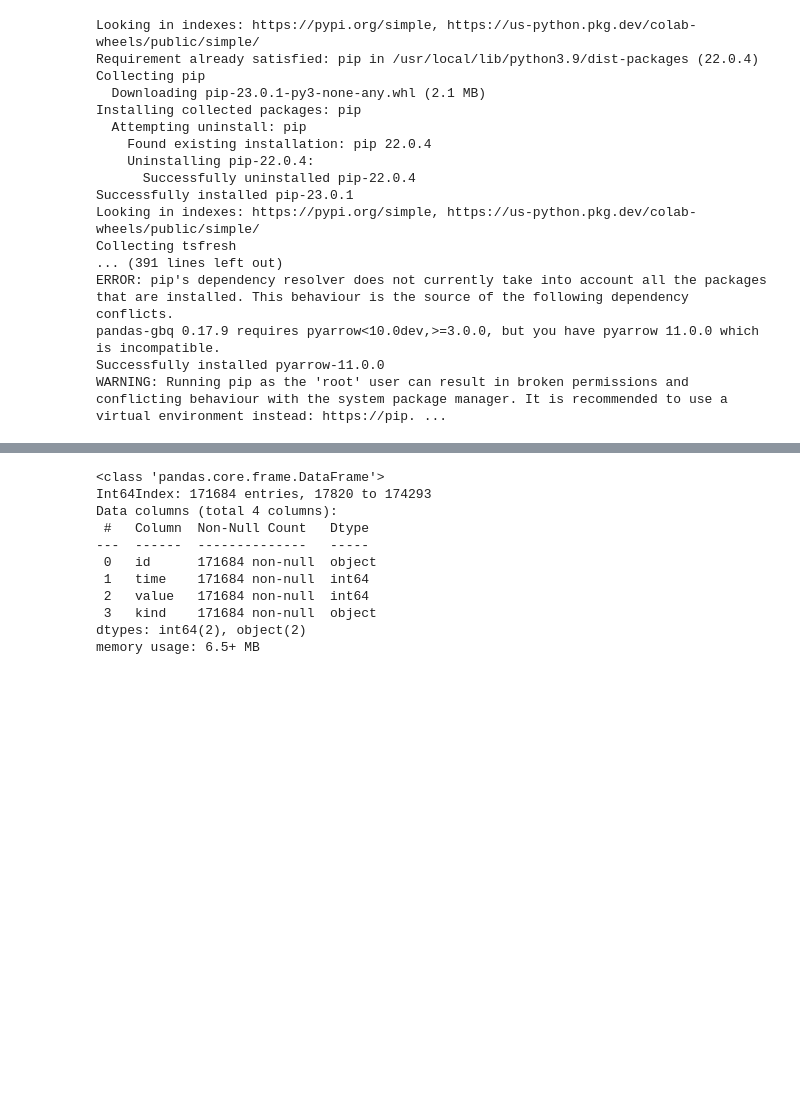
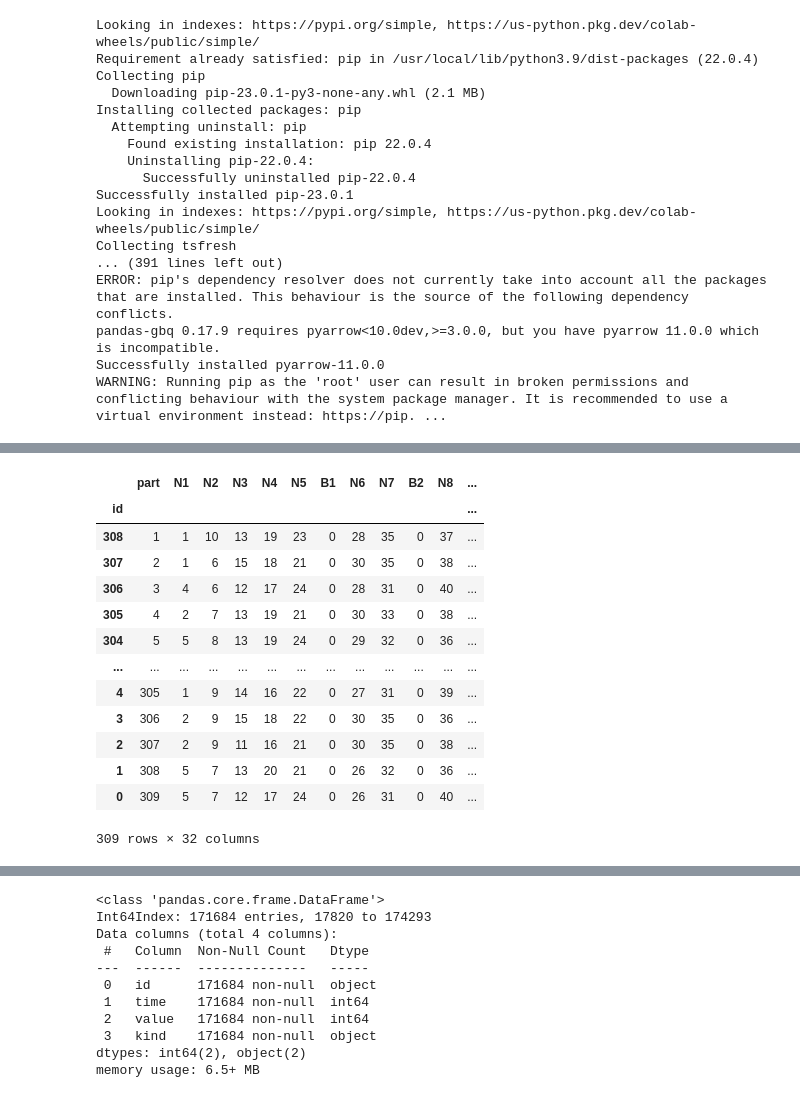
Before and after one commit to arumajirou/-daily-test, a Jupyter notebook: 時系列アプリ下調べ.ipynb, the cells around one changed output, grey strips where cells are left out. Cells and saved outputs as stored; diff of their text form; code cells hidden in the pictures; blank space fills up the shorter version.

```diff
--- a/時系列アプリ下調べ.ipynb
+++ b/時系列アプリ下調べ.ipynb
@@ -4391,0 +4460,17 @@ NvvmError: ignored
+# %%
+feature_matrix
+# %% [output]
+|  | part | N1 | N2 | N3 | N4 | N5 | B1 | N6 | N7 | B2 | N8 | ... |
+| id |  |  |  |  |  |  |  |  |  |  |  | ... |
+| 308 | 1 | 1 | 10 | 13 | 19 | 23 | 0 | 28 | 35 | 0 | 37 | ... |
+| 307 | 2 | 1 | 6 | 15 | 18 | 21 | 0 | 30 | 35 | 0 | 38 | ... |
+| 306 | 3 | 4 | 6 | 12 | 17 | 24 | 0 | 28 | 31 | 0 | 40 | ... |
+| 305 | 4 | 2 | 7 | 13 | 19 | 21 | 0 | 30 | 33 | 0 | 38 | ... |
+| 304 | 5 | 5 | 8 | 13 | 19 | 24 | 0 | 29 | 32 | 0 | 36 | ... |
+| ... | ... | ... | ... | ... | ... | ... | ... | ... | ... | ... | ... | ... |
+| 4 | 305 | 1 | 9 | 14 | 16 | 22 | 0 | 27 | 31 | 0 | 39 | ... |
+| 3 | 306 | 2 | 9 | 15 | 18 | 22 | 0 | 30 | 35 | 0 | 36 | ... |
+| 2 | 307 | 2 | 9 | 11 | 16 | 21 | 0 | 30 | 35 | 0 | 38 | ... |
+| 1 | 308 | 5 | 7 | 13 | 20 | 21 | 0 | 26 | 32 | 0 | 36 | ... |
+| 0 | 309 | 5 | 7 | 12 | 17 | 24 | 0 | 26 | 31 | 0 | 40 | ... |
+309 rows × 32 columns
```
Also changed, not shown: parts of 10 cells of this notebook.
